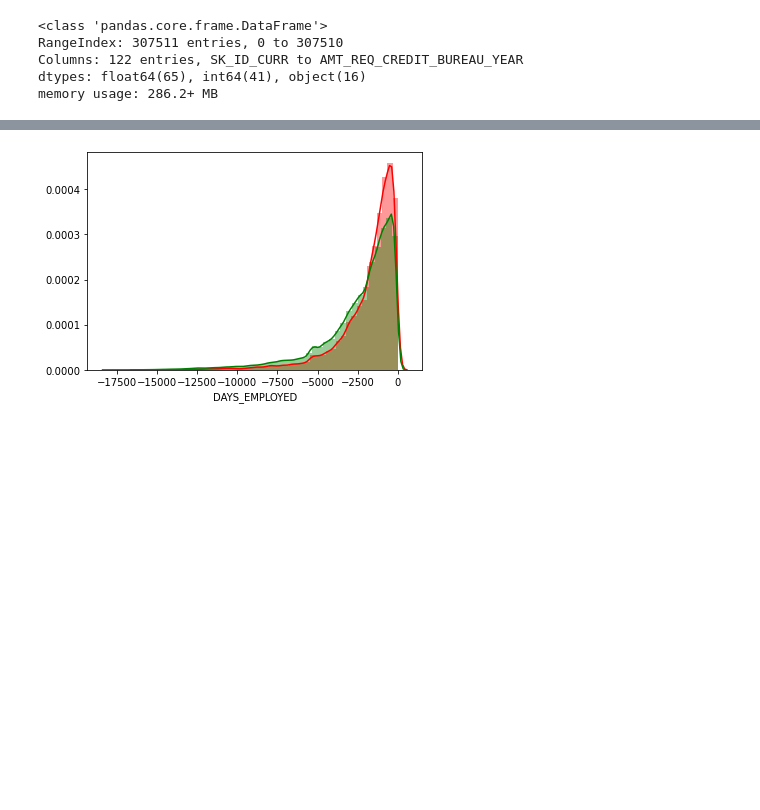
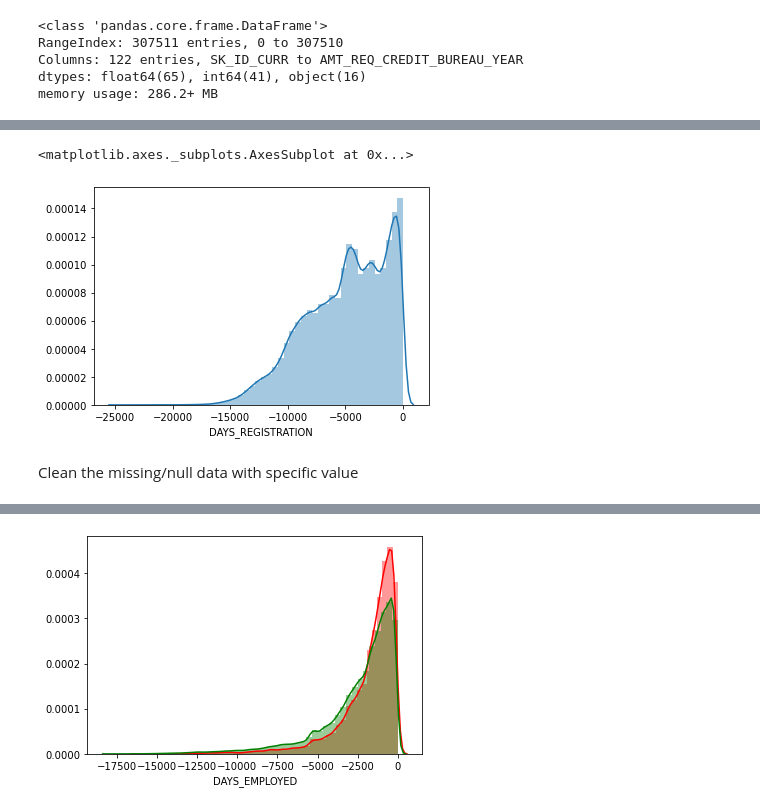
Before and after one commit to ardittot/Algoritma_python_tutorial, a Jupyter notebook: Tutorial.ipynb, the cells around one changed output, grey strips where cells are left out. Drawn from its saved outputs; the diff is of its cells as text; code cells hidden in the pictures; blank space fills up the shorter version.

```diff
--- a/Tutorial.ipynb
+++ b/Tutorial.ipynb
@@ -100,3 +185,10 @@ dtype: int64
+# %%
+sns.distplot(df['DAYS_REGISTRATION'])
+# %% [output]
+<matplotlib.axes._subplots.AxesSubplot at 0x...>
+[figure, added]
+# %% [markdown]
+Clean the missing/null data with specific value
 # %%
 df = impute_dataframe(df, impute_numeric=0)
 # %%
```
Also changed, not shown: parts of 67 cells of this notebook, 1 other file.
